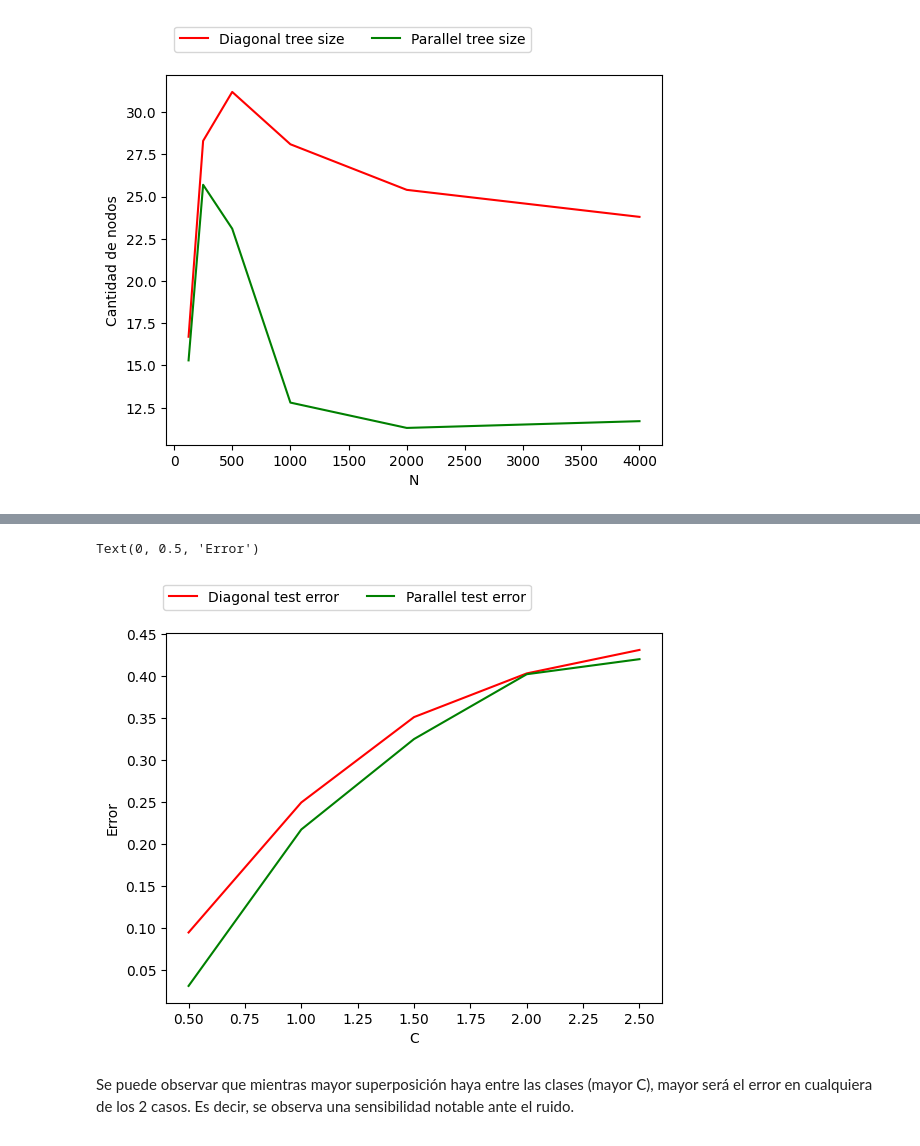
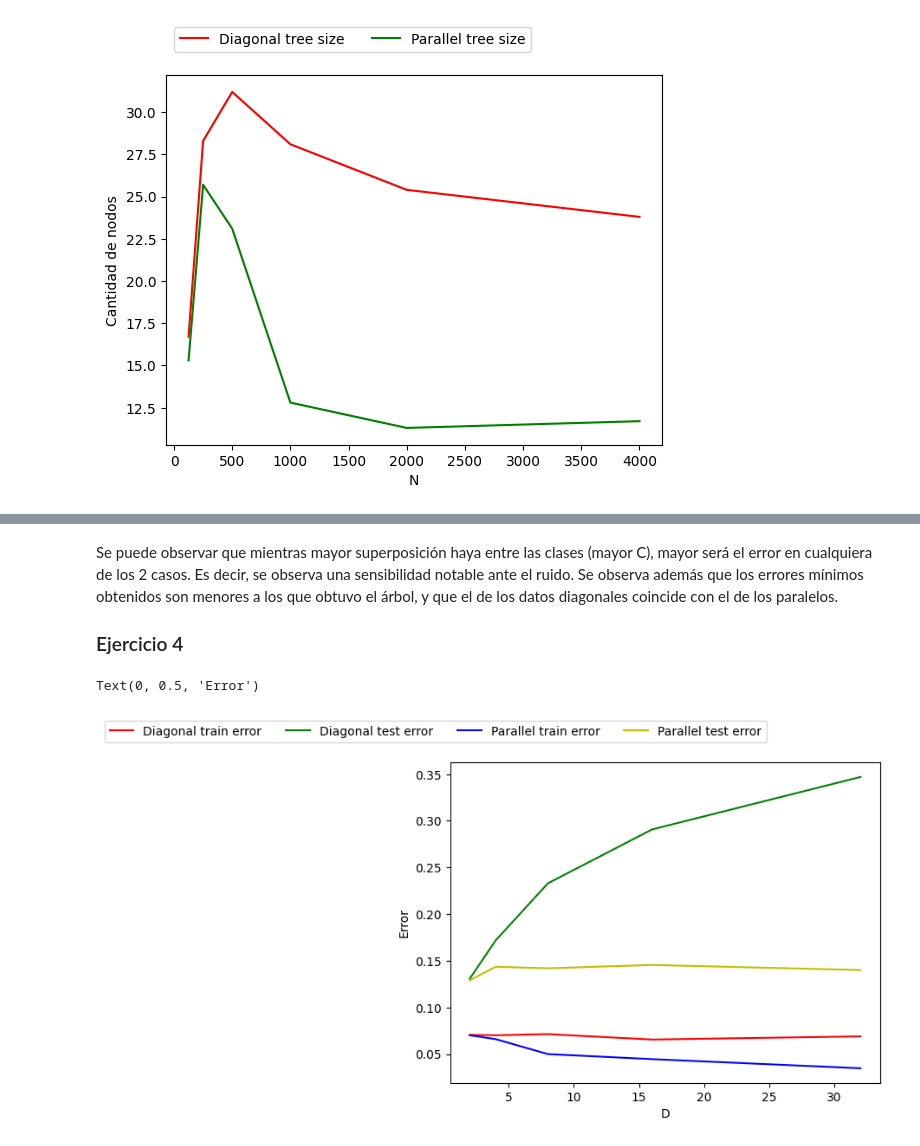
Before and after one commit to alduzarate/MachineLearning, a Jupyter notebook: TP1/arbolesDecision.ipynb, the cells around one changed output, grey strips where cells are left out. Drawn from its saved outputs; the diff is of its cells as text; code cells hidden in the pictures.

```diff
--- a/TP1/arbolesDecision.ipynb
+++ b/TP1/arbolesDecision.ipynb
@@ -244,81 +372,96 @@ Podemos observar que la cantidad de nodos es mayor para los datos diagonales en
+# %% [markdown]
+Se puede observar que mientras mayor superposición haya entre las clases (mayor C), mayor será el error en cualquiera de los 2 casos. Es decir, se observa una sensibilidad notable ante el ruido. Se observa además que los errores mínimos obtenidos son menores a los que obtuvo el árbol, y que el de los datos diagonales coincide con el de los paralelos.
+
+### Ejercicio 4
 # %%
 # Valores de n
-c_iterable = [0.5, 1, 1.5, 2, 2.5]
+d_iterable = [2, 4, 8, 16, 32]
 
 # Datos a guardar pedidos
+train_errors_d = []
 test_errors_d = []
+
+train_errors_p = []
 test_errors_p = []
 
-# Guardo el tamaño que va teniendo n para poder armar el dataframe a la hora de analizar
-c_values = []
+# Guardo la dimension que va teniendo d para poder armar el dataframe a la hora de analizar
+dimensions = []
 
-for c in c_iterable:
+for d in d_iterable:
     # Conjuntos de test
     # Diagonal
-    d_test = tp0.generate_dataframe_ej_a(5, 10000, c)
-    X_d_test = d_test[[0,1,2,3,4]]
+    d_test = tp0.generate_dataframe_ej_a(d, 10000, 0.78)
+    cols = range(0, d)
+    X_d_test = d_test[cols]
     y_d_test = d_test['Clase']
 
     # Paralelo
-    p_test = tp0.generate_dataframe_ej_b(5, 10000, c)
-    X_p_test = p_test[[0,1,2,3,4]]
+    p_test = tp0.generate_dataframe_ej_b(d, 10000, 0.78)
+    X_p_test = p_test[cols]
     y_p_test = p_test['Clase']
     for i in range(0,20):
-        # C usado en estas 20 iteraciones
-        c_values.append(c)
+        # Longitud del conjunto de entrenamiento
+        dimensions.append(d)
 
         # Conjuntos de entrenamiento diagonal
-        train_set_d = tp0.generate_dataframe_ej_a(5, 250, c)
-        X_d_train = train_set_d[[0,1,2,3,4]]
+        train_set_d = tp0.generate_dataframe_ej_a(d, 250, 0.78)
+        X_d_train = train_set_d[cols]
         y_d_train = train_set_d['Clase']
 
         # Conjuntos de entrenamiento paralelo
-        train_set_p = tp0.generate_dataframe_ej_b(5, 250, c)
-        X_p_train = train_set_p[[0,1,2,3,4]]
+        train_set_p = tp0.generate_dataframe_ej_b(d, 250, 0.78)
+        X_p_train = train_set_p[cols]
         y_p_train = train_set_p['Clase']
 
         # Arboles y entrenamiento diagonal
         clf_d = DecisionTreeClassifier(criterion="entropy",min_impurity_decrease=0.005,random_state=0,min_samples_leaf=5)
         clf_d.fit(X_d_train, y_d_train)
 
         # Arboles y entrenamiento paralelo
         clf_p = DecisionTreeClassifier(criterion="entropy",min_impurity_decrease=0.005,random_state=0,min_samples_leaf=5)
         clf_p.fit(X_p_train, y_p_train)
 
         # Probamos sobre los conjuntos de testeo
-        predicted_d = clf_d.predict(d_test[[0,1,2,3,4]])
-        predicted_p = clf_p.predict(p_test[[0,1,2,3,4]])
+        predicted_d = clf_d.predict(d_test[cols])
+        predicted_p = clf_p.predict(p_test[cols])
 
         # Guardamos errores sobre el conjunto de entrenamiento y de testeo.
         # Error = 1 - accuracy
+        train_errors_d.append(1 - accuracy_score(y_d_train, clf_d.predict(X_d_train)))
         test_errors_d.append(1 - accuracy_score(y_d_test, predicted_d))
+
+        train_errors_p.append(1 - accuracy_score(y_p_train, clf_p.predict(X_p_train)))
         test_errors_p.append(1 - accuracy_score(y_p_test, predicted_p))
 
 # Armo dataframe con los datos colectados anteriormente
 temp_dataframe_d = pd.DataFrame({})
-temp_dataframe_d['C'] = c_values
+temp_dataframe_d['D'] = dimensions
+temp_dataframe_d['TrainError'] = train_errors_d
 temp_dataframe_d['TestError'] = test_errors_d
 
 temp_dataframe_p = pd.DataFrame({})
-temp_dataframe_p['C'] = c_values
+temp_dataframe_p['D'] = dimensions
+temp_dataframe_p['TrainError'] = train_errors_p
 temp_dataframe_p['TestError'] = test_errors_p
 
 # Dataframes finales a usar para la gráfica
-df_nodes_d = pd.DataFrame({})
-df_nodes_d['C'] = c_iterable
-df_nodes_d['TestError'] = temp_dataframe_d.groupby('C')['TestError'].mean().to_numpy()
+df_errors_d = pd.DataFrame({})
+df_errors_d['Dimension'] = d_iterable
+df_errors_d['TrainError'] = temp_dataframe_d.groupby('D')['TrainError'].mean().to_numpy()
+df_errors_d['TestError'] = temp_dataframe_d.groupby('D')['TestError'].mean().to_numpy()
 
-df_nodes_p = pd.DataFrame({})
-df_nodes_p['C'] = c_iterable
-df_nodes_p['TestError'] = temp_dataframe_p.groupby('C')['TestError'].mean().to_numpy()
+df_errors_p = pd.DataFrame({})
+df_errors_p['Dimension'] = d_iterable
+df_errors_p['TrainError'] = temp_dataframe_p.groupby('D')['TrainError'].mean().to_numpy()
+df_errors_p['TestError'] = temp_dataframe_p.groupby('D')['TestError'].mean().to_numpy()
 
-plt.plot(df_nodes_d['C'], df_nodes_d['TestError'], 'r')
-plt.plot(df_nodes_p['C'], df_nodes_p['TestError'], 'g')
-plt.legend(['Diagonal test error', 'Parallel test error'], bbox_to_anchor=(0.75, 1.15), ncol=2)
-plt.xlabel("C")
+plt.plot(df_errors_d['Dimension'], df_errors_d['TrainError'], 'r')
+plt.plot(df_errors_d['Dimension'], df_errors_d['TestError'], 'g')
+plt.plot(df_errors_p['Dimension'], df_errors_p['TrainError'], 'b')
+plt.plot(df_errors_p['Dimension'], df_errors_p['TestError'], 'y')
+plt.legend(['Diagonal train error', 'Diagonal test error', 'Parallel train error', 'Parallel test error'], bbox_to_anchor=(0.75, 1.15), ncol=4)
+plt.xlabel("D")
 plt.ylabel("Error")
 # %% [output]
 Text(0, 0.5, 'Error')
-[figure, old version]
+[figure, new version]
-# %% [markdown]
-Se puede observar que mientras mayor superposición haya entre las clases (mayor C), mayor será el error en cualquiera de los 2 casos. Es decir, se observa una sensibilidad notable ante el ruido.
```
Also changed, not shown: parts of 3 cells of this notebook.
